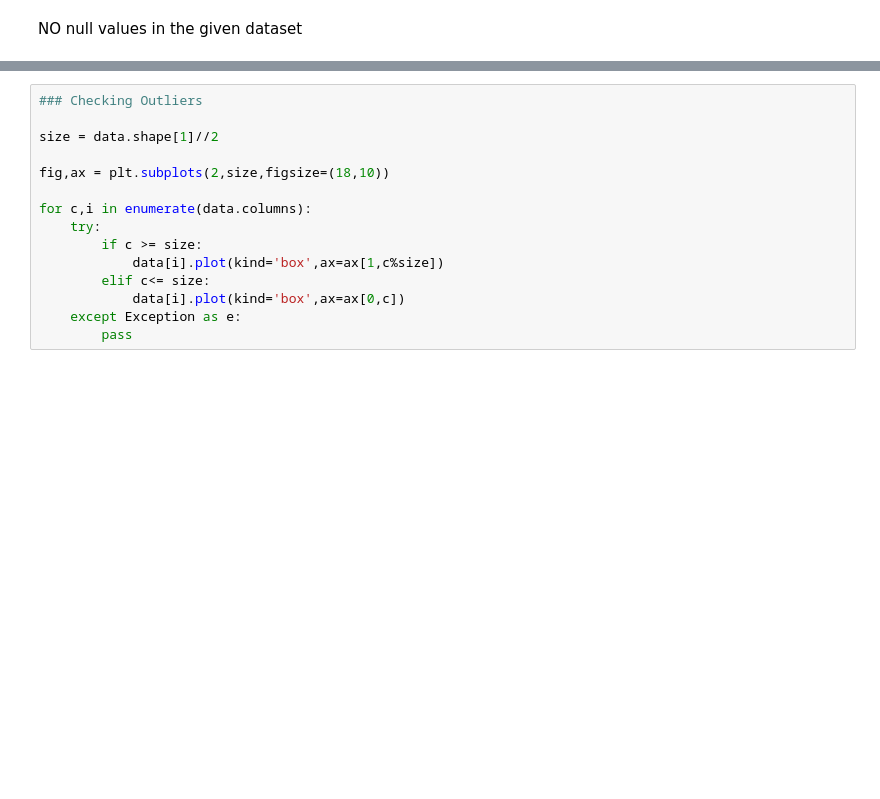
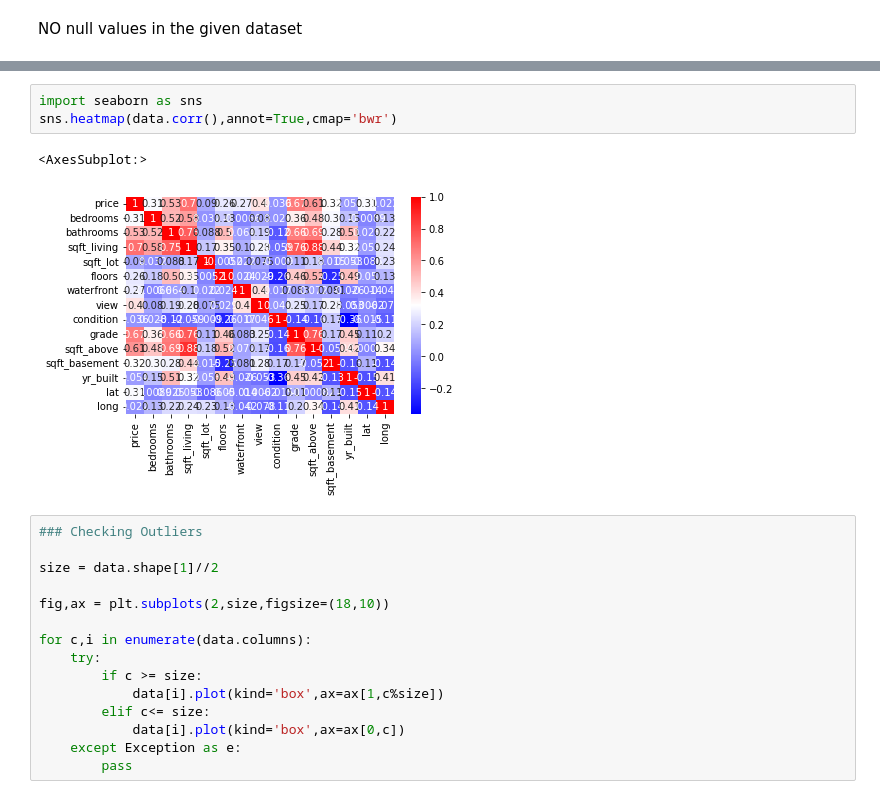
Before and after one commit to VelampalepuRohitAnjaniKumar/Machine-Learning-, a Jupyter notebook: Practise/pra1.ipynb, the cells around one changed output, grey strips where cells are left out. Drawn from its saved outputs; the diff is of its cells as text; blank space fills up the shorter version.

```diff
--- a/Practise/pra1.ipynb
+++ b/Practise/pra1.ipynb
@@ -41,3 +62,9 @@ NO null values in the given dataset
+# %%
+import seaborn as sns
+sns.heatmap(data.corr(),annot=True,cmap='bwr')
+# %% [output]
+<AxesSubplot:>
+[figure, added]
 # %%
 ### Checking Outliers
 
```
Also changed, not shown: parts of 2 cells of this notebook.
